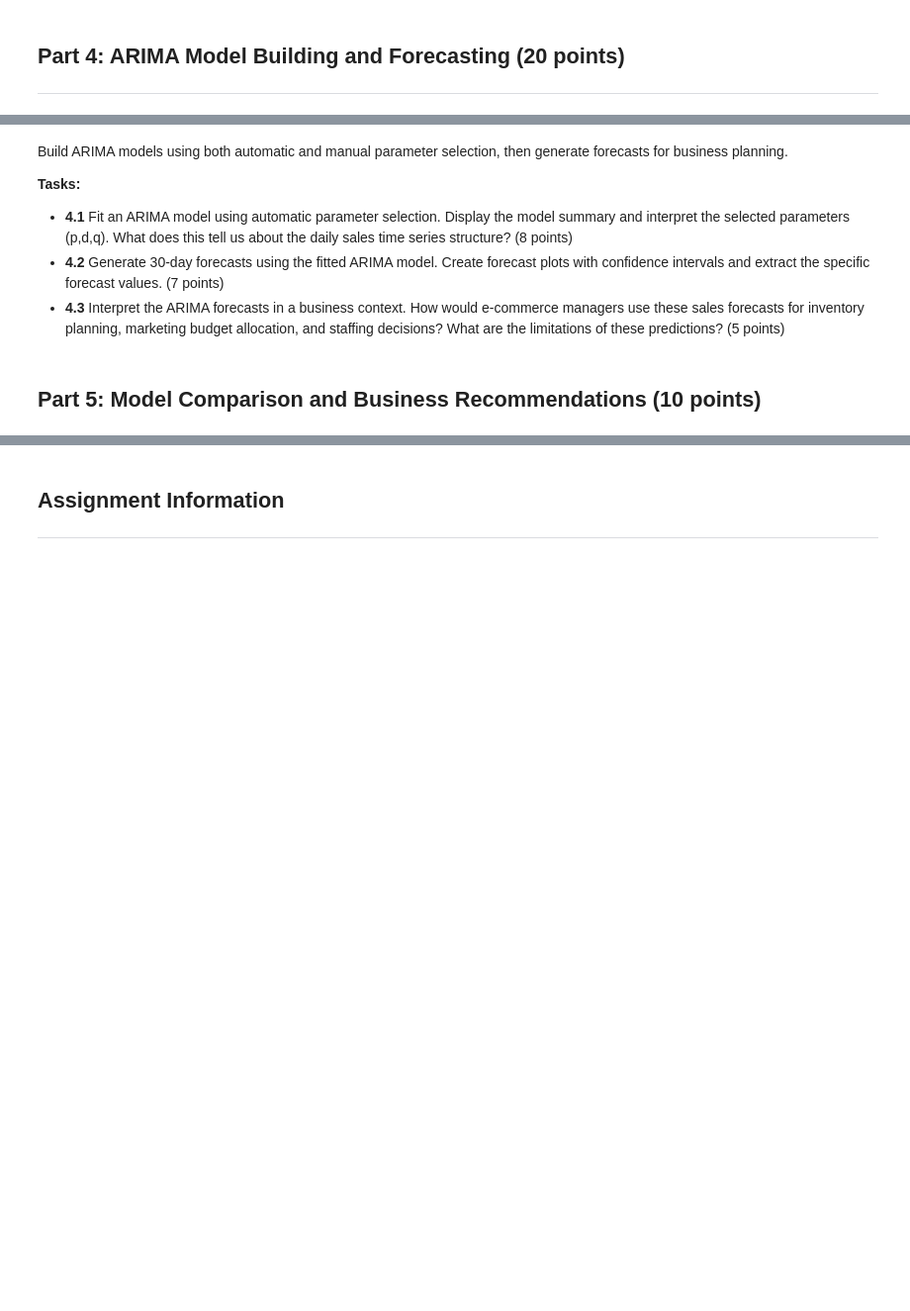
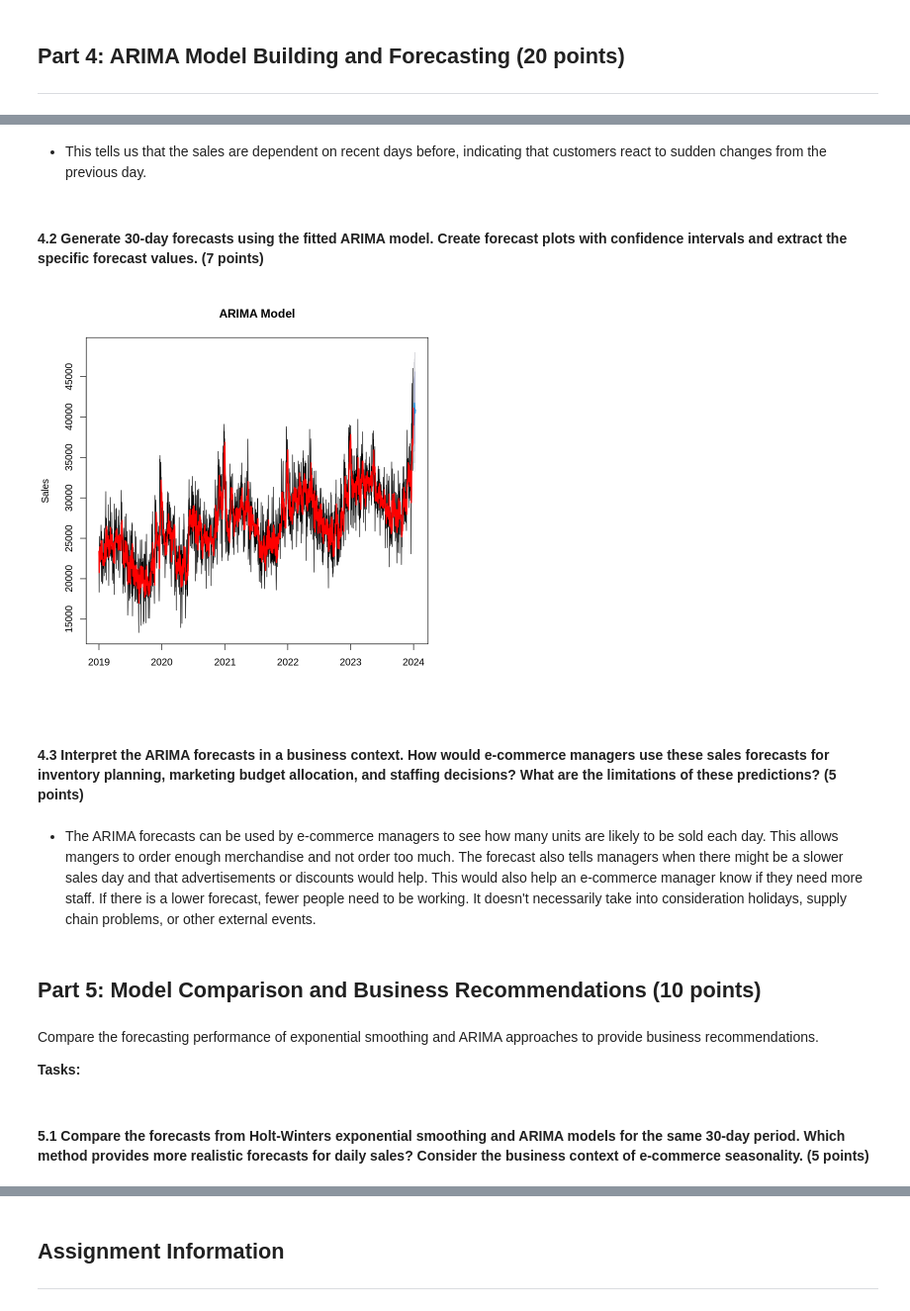
Before and after one commit to caninecrew/hw_5, a Jupyter notebook: HW_5_DS4220_Samuel_Rumbley.ipynb, the cells around one changed output, grey strips where cells are left out. Shown at 99% size. Drawn from its saved outputs; the diff is of its cells as text; code cells hidden in the pictures; blank space fills up the shorter version.

Commit message:
Created using Colab: completed through part 4

```diff
--- a/HW_5_DS4220_Samuel_Rumbley.ipynb
+++ b/HW_5_DS4220_Samuel_Rumbley.ipynb
@@ -169,0 +235,7 @@ customer behavior patterns? **(5 points)**
+# %%
+# Automatic ARIMA selection
+arima_auto <- auto.arima(sales_daily)
+
+# Display model results
+arima_auto
+arima_auto$arma
@@ -170,13 +254,27 @@ customer behavior patterns? **(5 points)**
+# %% [markdown]
+* This tells us that the sales are dependent on recent days before, indicating that customers react to sudden changes from the previous day.
+# %% [markdown]
+#### **4.2** Generate 30-day forecasts using the fitted ARIMA model. Create forecast plots with confidence intervals and extract the specific forecast values. (7 points)
+# %%
+# Generate forecasts from ARIMA model
+forecast_auto <- forecast(arima_auto, h=12)
+
+# Plotting the forecast
+plot(forecast_auto, main="ARIMA Model", ylab="Sales")
+lines(fitted(arima_auto), col="red", lwd=2)
+# %% [output]
+[figure, added]
 # %% [markdown]
-Build ARIMA models using both automatic and manual parameter selection, then generate forecasts for
-business planning.
-
-**Tasks:**
-* **4.1** Fit an ARIMA model using automatic parameter selection. Display the model summary and interpret the
-selected parameters (p,d,q). What does this tell us about the daily sales time series structure? (8 points)
-* **4.2** Generate 30-day forecasts using the fitted ARIMA model. Create forecast plots with confidence intervals and extract the specific forecast values. (7 points)
-* **4.3** Interpret the ARIMA forecasts in a business context. How would e-commerce managers use these sales forecasts for inventory planning, marketing budget allocation, and staffing decisions? What are the limitations of these predictions? (5 points)
+#### **4.3** Interpret the ARIMA forecasts in a business context. How would e-commerce managers use these sales forecasts for inventory planning, marketing budget allocation, and staffing decisions? What are the limitations of these predictions? (5 points)
+# %% [markdown]
+* The ARIMA forecasts can be used by e-commerce managers to see how many units are likely to be sold each day. This allows mangers to order enough merchandise and not order too much. The forecast also tells managers when there might be a slower sales day and that advertisements or discounts would help. This would also help an e-commerce manager know if they need more staff. If there is a lower forecast, fewer people need to be working. It doesn't necessarily take into consideration holidays, supply chain problems, or other external events.
 # %% [markdown]
 **Part 5**: Model Comparison and Business Recommendations (10 points)
 ---
+# %% [markdown]
+Compare the forecasting performance of exponential smoothing and ARIMA approaches to provide business recommendations.
+
+**Tasks:**
+# %% [markdown]
+#### **5.1** Compare the forecasts from Holt-Winters exponential smoothing and ARIMA models for the same 30-day period. Which method provides more realistic forecasts for daily sales? Consider the business context of e-commerce seasonality. (5 points)
 # %% [markdown]
```
Also changed, not shown: parts of 12 cells of this notebook.
